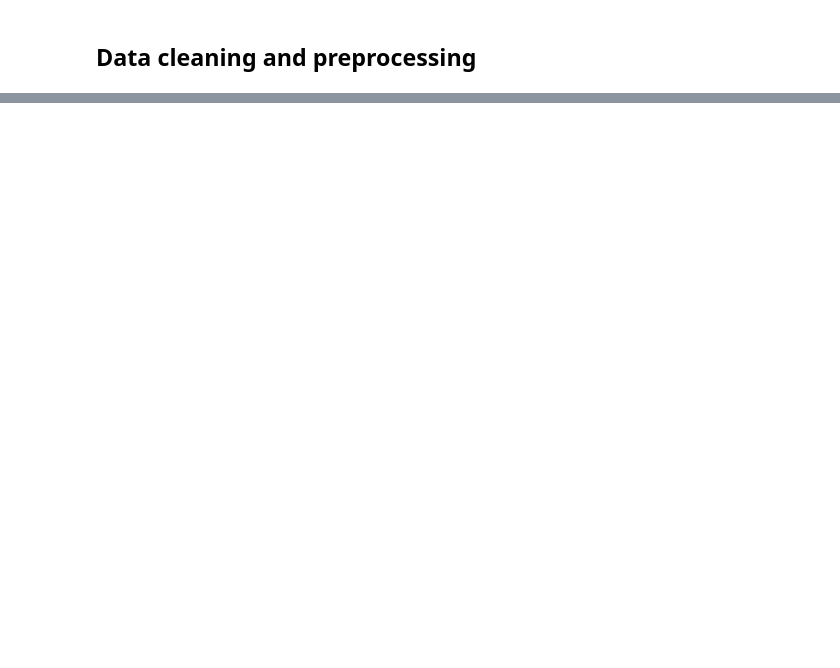
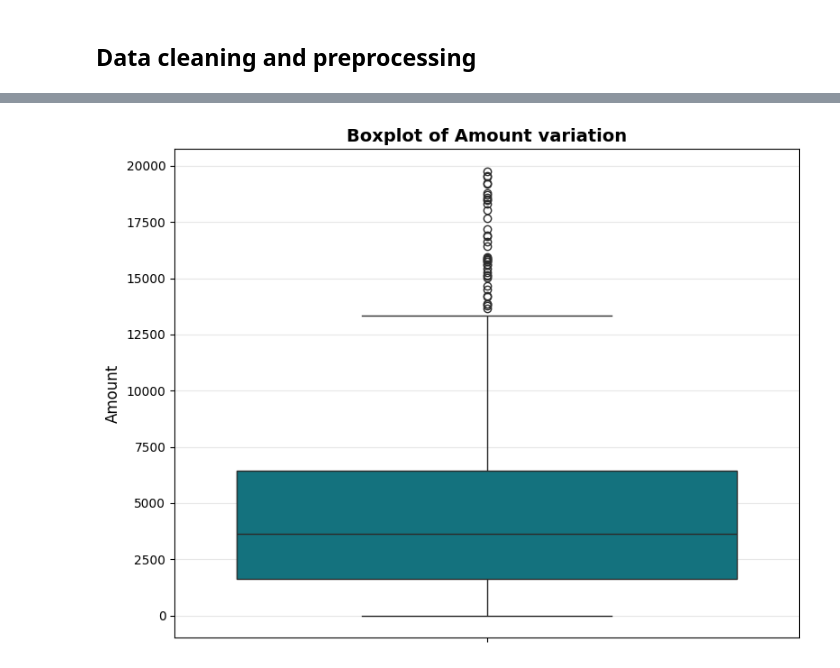
Before and after one commit to owuor-stack/classification-flag-prediction, a Jupyter notebook: analysis.ipynb, the cells around one changed output, grey strips where cells are left out. Cells and saved outputs as stored; diff of their text form; code cells hidden in the pictures; blank space fills up the shorter version.

```diff
--- a/analysis.ipynb
+++ b/analysis.ipynb
@@ -161,0 +280,14 @@ print("Data cleaning completed successfully!")
+# %%
+numeric_cols = ['Amount']
+TEAL   = '#028090'
+
+for col in numeric_cols:
+    plt.figure(figsize=(8, 6))
+    sns.boxplot(data=df, y=col, color=TEAL)
+    plt.title(f'Boxplot of {col} variation', fontsize=14, fontweight='bold')
+    plt.ylabel(col, fontsize=12)
+    plt.grid(axis='y', alpha=0.3)
+    plt.tight_layout()
+    plt.show()
+# %% [output]
+[figure, added]
```
Also changed, not shown: parts of 49 cells of this notebook, 4 other files.
